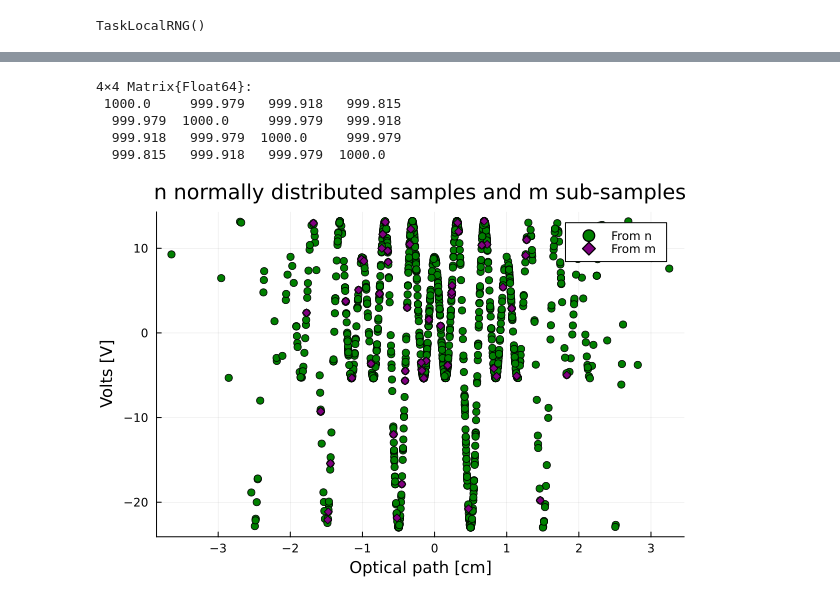
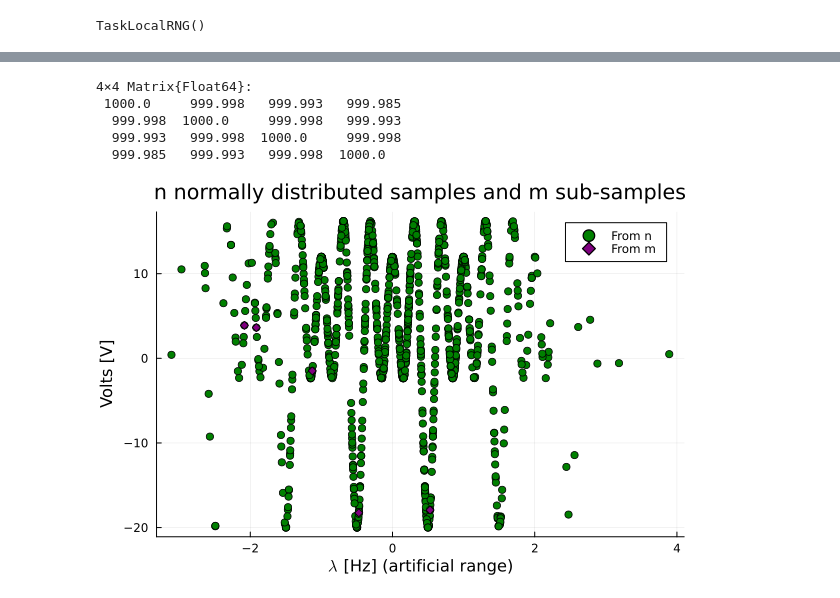
Before and after one commit to GBelemBarbosa/Mestrado, a Jupyter notebook: ITT/ITT_cs_julia.ipynb, the cells around one changed output, grey strips where cells are left out. Saved outputs shown, nothing was run; the diff lists cells and outputs as text; code cells hidden in the pictures.

```diff
--- a/ITT/ITT_cs_julia.ipynb
+++ b/ITT/ITT_cs_julia.ipynb
@@ -9,16 +9,15 @@ Random.seed!(72)
 # %% [output]
 TaskLocalRNG()
 # %%
-percent  = 0.05
+percent  = 0.008
 n        = 1000
 n₂       = round(Int, n/2)
-n₄       = round(Int, n/4)
 m        = round(Int, n*percent)
 
-f(x:: Number) =5*cos(2*π*x)-7*cos(4*π*x)+11*cos(6*π*x)
+f(x:: Number) =5*cos(2*π*x)-7*cos(4*π*x)+11*cos(6*π*x)+3
 
 # Set spectrum fractions
-hz_range = range(-1, 1, n+1)
+hz_range = range(0, 1500, n+1)
 # n depends on the resolution of the wave spectrum
 
 # -3 to 3 chosen for better plots because normal distribution rarely exceeds
@@ -29,6 +28,7 @@ interferogram_smooth  = f.(t_smooth)
 smooth_spectrum = rfft(interferogram_smooth)
 smooth_spectrum = vcat(reverse(conj.(smooth_spectrum[2:end])), smooth_spectrum)
 
-plot(hz_range, real.(smooth_spectrum), color=:red, label="")
-plot!(title="Spectrum of simulated example", xlabel="Ratio of "*L"\lambda", ylabel="Fourier frequency term")
+plot(hz_range, real.(smooth_spectrum), color=:red, lw =2, alpha = .5 , label="Real")
+plot!(hz_range, imag.(smooth_spectrum), color=:cyan, label="Imaginary")
+plot!(title="Spectrum of simulated example", xlabel=L"\lambda"*" [Hz] (artificial range)", ylabel="Fourier frequency term")
 # %% [output]
@@ -61,39 +56,39 @@ plot!(title="Simulated vs. reconstructed interferogram", xlabel="Optical path [c
 # %%
-function DFTx(x:: Vector{<:Number}; n=n, n₂=n₂)
-    ω₁=[exp(-2*π*im*x[m]/n) for m=1:n]
+function DFTx(x:: Vector{Number}; n=n, n₂=n₂)
+    ω₁=[exp(-2*π*im*x[m]) for m=1:n]
 
-    return reduce(hcat, [ω₁.^k for k=-n₂:n₂])
+    return reduce(hcat, [ω₁.^(k/n) for k=-n₂:n₂])
 end
 
-function iDFTx(x:: Vector{<:Number}; n=n, n₂=n₂)
-    ω₁=[exp(2*π*im*x[m]/n)/n for m=1:n]
+function iDFTx(x:: Vector{Number}; n=n, n₂=n₂)
+    ω₁=[exp(2*π*im*x[m])/n for m=1:n]
 
-    return reduce(hcat, [ω₁.^k for k=-n₂:n₂])
+    return reduce(hcat, [ω₁.^(k/n) for k=-n₂:n₂])
 end
 
 # n random samples normally distributed
-t_n             = Random.randn(n)
-interferogram_n = f.(t_n)
-DFT_n                  = DFTx(t_n)
-iDFT_n                  = iDFTx(t_n)
+tₙ             = Random.randn(n)
+interferogramₙ = f.(tₙ)
+DFTₙ           = DFTx(tₙ)
+iDFTₙ          = iDFTx(tₙ)
 
-display(real(DFT_n'DFT_n)[begin:4, begin:4])
+display(real(DFTₙ'DFTₙ)[begin:4, begin:4])
 
 # Choose m random samples from the previous n
 rows_id                = randsubseq(1:n, percent)
-t_sample_m             = t_n[rows_id]
-interferogram_sample_m = interferogram_n[rows_id]
-DFT_m                  = DFT_n[rows_id, :]
-iDFT_m                  = iDFT_n[rows_id, :]
+tₘ                    = tₙ[rows_id]
+interferogramₘ        = interferogramₙ[rows_id]
+DFTₘ                  = DFTₙ[rows_id, :]
+iDFTₘ                 = iDFTₙ[rows_id, :]
 
-scatter(t_n, interferogram_n, color=:green, label="From n")
-scatter!(t_sample_m, interferogram_sample_m, color=:purple, markershape=:diamond, label="From m")
-plot!(title="n normally distributed samples and m sub-samples", xlabel="Optical path [cm]", ylabel="Volts [V]")
+scatter(tₙ, interferogramₙ, color=:green, label="From n")
+scatter!(tₘ, interferogramₘ, color=:purple, markershape=:diamond, label="From m")
+plot!(title="n normally distributed samples and m sub-samples", xlabel=L"\lambda"*" [Hz] (artificial range)", ylabel="Volts [V]")
 # %% [output]
 4×4 Matrix{Float64}:
- 1000.0     999.979   999.918   999.815
-  999.979  1000.0     999.979   999.918
-  999.918   999.979  1000.0     999.979
-  999.815   999.918   999.979  1000.0
+ 1000.0     999.998   999.993   999.985
+  999.998  1000.0     999.998   999.993
+  999.993   999.998  1000.0     999.998
+  999.985   999.993   999.998  1000.0
-[figure, old version]
+[figure, new version]
 # %%
```
Also changed, not shown: parts of 7 cells of this notebook, 38 other files.
